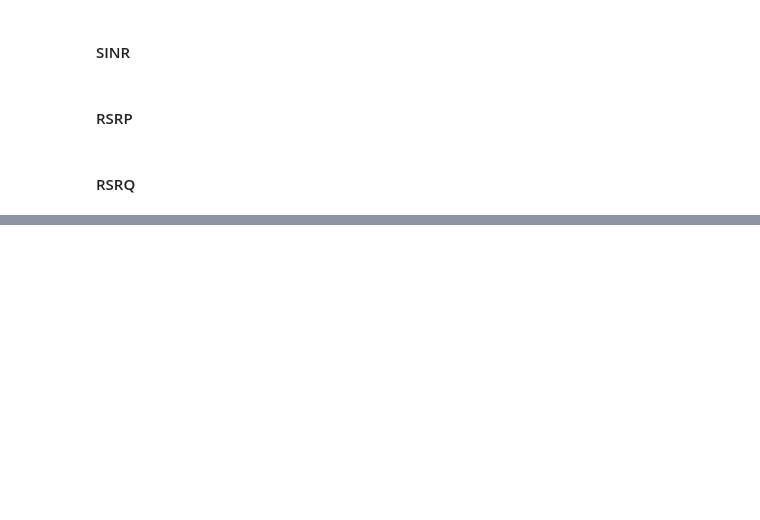
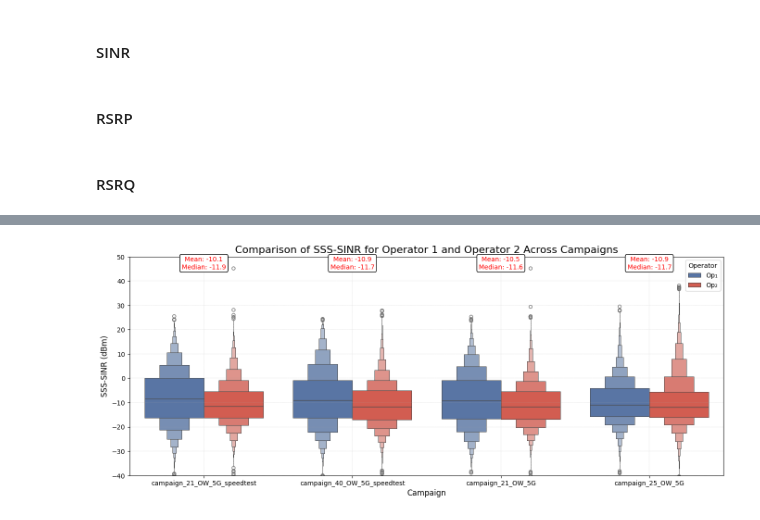
Before and after one commit to carolinevannebo/Remote-Education, a Jupyter notebook: IN5060_Assignment_2.ipynb, the cells around one changed output, grey strips where cells are left out. Drawn from its saved outputs; the diff is of its cells as text; code cells hidden in the pictures; blank space fills up the shorter version.

```diff
--- a/IN5060_Assignment_2.ipynb
+++ b/IN5060_Assignment_2.ipynb
@@ -656,0 +875,63 @@ map_op2_rsrq = create_map_with_clustering(most_measured_data_op2_5g, 'SSS-RSRQ',
+# %%
+import seaborn as sns
+import matplotlib.pyplot as plt
+
+# Use .loc to avoid SettingWithCopyWarning
+op1_data_5g.loc[:, 'Operator'] = 'Op₁'
+op2_data_5g.loc[:, 'Operator'] = 'Op₂'
+
+# Combine the datasets for both operators
+combined_data = pd.concat([op1_data_5g, op2_data_5g])
+
+# Define custom colors: Blue for Operator 1, Red for Operator 2
+custom_palette = {'Op₁': '#4c72b0', 'Op₂': '#e74c3c'}  # Blue and Red
+
+# Create a single boxen plot with both operators for each campaign
+plt.figure(figsize=(14, 6))
+sns.boxenplot(
+    x='campaign',
+    y='SSS-SINR',
+    hue='Operator',
+    data=combined_data[combined_data['campaign'].isin(campaigns)],
+    dodge=True,
+    palette=custom_palette,
+    k_depth='tukey',
+    width_method='exponential'
+)
+
+# Calculate and place mean/median values in a text box above each plot
+for i, campaign in enumerate(campaigns):
+    for operator, color in zip(['Op₁', 'Op₂'], ['blue', 'red']):
+        subset = combined_data[(combined_data['campaign'] == campaign) & (combined_data['Operator'] == operator)]
+
+        # Calculate mean and median
+        mean_val = subset['SSS-SINR'].mean()
+        median_val = subset['SSS-SINR'].median()
+
+        # Place text box with the mean and median above the plot
+        plt.text(i, 45, f'Mean: {mean_val:.1f}\nMedian: {median_val:.1f}',
+                 color=color, ha='center', fontsize=10, bbox=dict(facecolor='white', edgecolor='black', boxstyle='round,pad=0.3'))
+
+# Set plot labels and title
+plt.title('Comparison of SSS-SINR for Operator 1 and Operator 2 Across Campaigns', fontsize=16)
+plt.ylabel('SSS-SINR (dBm)', fontsize=12)
+plt.xlabel('Campaign', fontsize=12)
+plt.xticks(rotation=0)  # Keep campaign names horizontal
+
+# Adjust the legend to show only Op₁ and Op₂
+handles, labels = plt.gca().get_legend_handles_labels()
+plt.legend(handles=handles[:2], labels=labels[:2], title='Operator', loc='upper right')
+
+# Add gridlines
+plt.grid(True, which='both', linestyle='--', linewidth=0.3, alpha=0.7)
+
+# Adjust y-axis limits to focus on the most relevant range
+plt.ylim(-40, 50)  # Added more space above for text
+
+# Add some padding around the plot
+plt.tight_layout(pad=2)
+
+# Show the plot
+plt.show()
+# %% [output]
+[figure, added]
```
Also changed, not shown: parts of 13 cells of this notebook, 1 other file.
